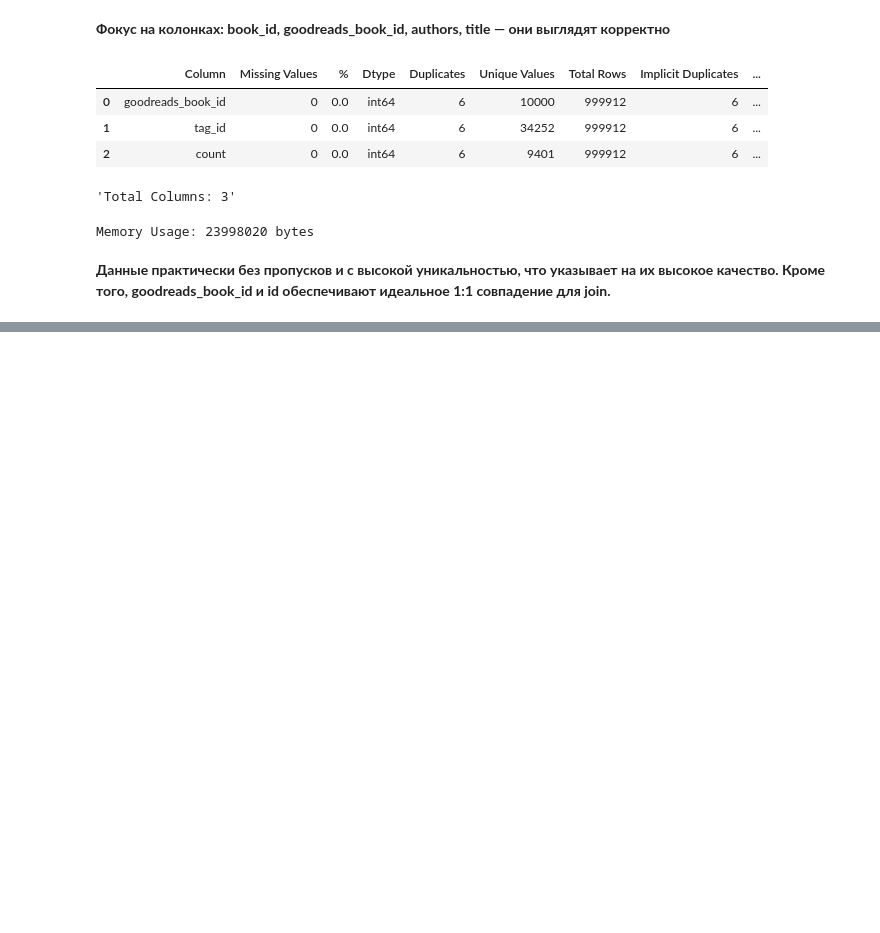
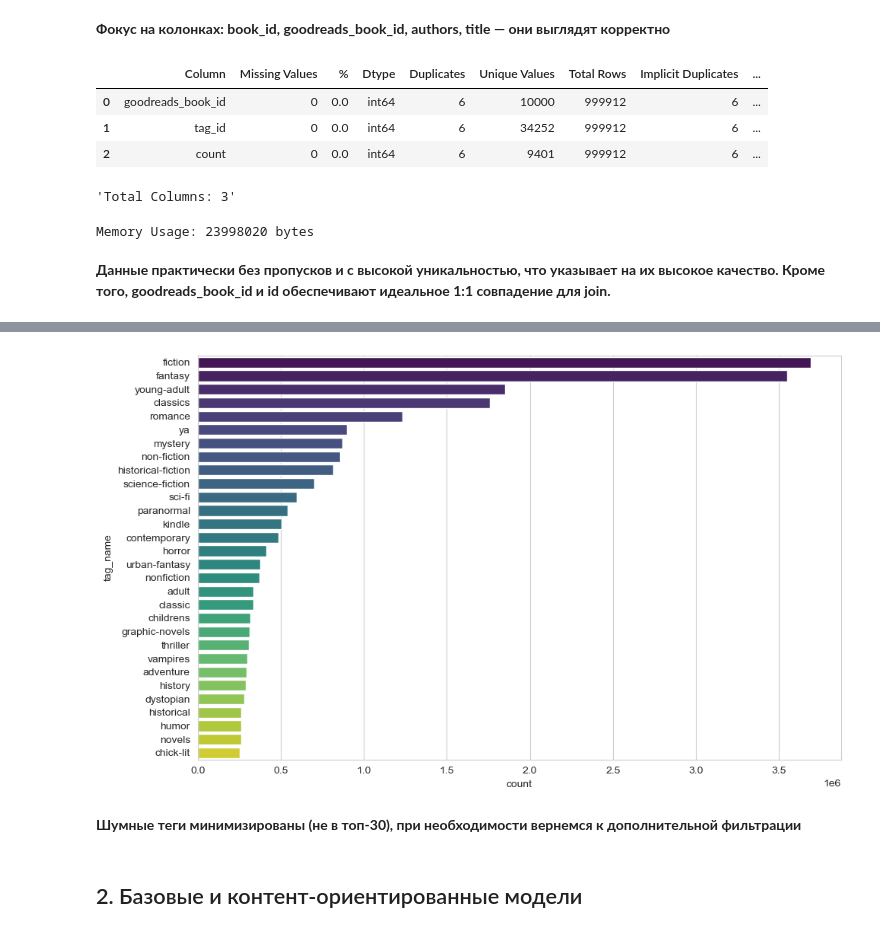
Before and after one commit to dmshipov/home_work_MEPhi, a Jupyter notebook: recommendation_system/HW_1.ipynb, the cells around one changed output, grey strips where cells are left out. Cells and saved outputs as stored; diff of their text form; code cells hidden in the pictures; blank space fills up the shorter version.

```diff
--- a/recommendation_system/HW_1.ipynb
+++ b/recommendation_system/HW_1.ipynb
@@ -281,0 +396,47 @@ Memory Usage: 23998020 bytes
+# %%
+### Дополнительная очистка: удаление тегов с цифрами и спецсимволами, сохранение топ-10000
+keywords['tag_name'] = keywords['tag_name'].astype(str).str.lower().str.strip()
+
+keywords = keywords[~keywords['tag_name'].str.contains(r'[0-9+()\[\]\\?/_. ,=]')]
+
+keywords = keywords[keywords['tag_name'].str.match(r'^[a-zA-Z\s\-]+$')]
+
+keywords = keywords[~keywords['tag_name'].str.match(r'^[-]')]
+
+keywords = keywords[~keywords['tag_name'].str.match(r'[-]$')]
+
+tag_popularity_all = literature_keywords.merge(keywords, on='tag_id', how='inner').groupby('tag_name')['count'].sum().reset_index().sort_values('count', ascending=False)
+top_10000_tags = tag_popularity_all['tag_name'].head(10000)
+
+# Фильтруем keywords, оставляя только теги из этого топ-листа
+keywords = keywords[keywords['tag_name'].isin(top_10000_tags)]
+# %%
+keyword_frequencies = literature_keywords.merge(keywords, on='tag_id', how='inner')
+
+tag_popularity = keyword_frequencies.groupby('tag_name')['count'].sum().reset_index().sort_values('count', ascending=False)
+
+top_tags = tag_popularity.head(30)
+
+# Визуализация популярности топ-30 тегов после глубокой очистки
+sns.set_style("whitegrid")
+
+plt.figure(figsize=(10, 6))
+
+palette = sns.color_palette("viridis", len(top_tags))
+ax = sns.barplot(
+    y='tag_name',
+    x='count',
+    data=top_tags,
+    hue='tag_name',
+    palette=palette,
+    legend=False
+)
+
+plt.tight_layout()
+plt.show()
+# %% [output]
+[figure, added]
+# %% [markdown]
+**Шумные теги минимизированы (не в топ-30), при необходимости вернемся к дополнительной фильтрации**
+# %% [markdown]
+## 2. Базовые и контент-ориентированные модели
```
Also changed, not shown: parts of 13 cells of this notebook, 1 other file.
